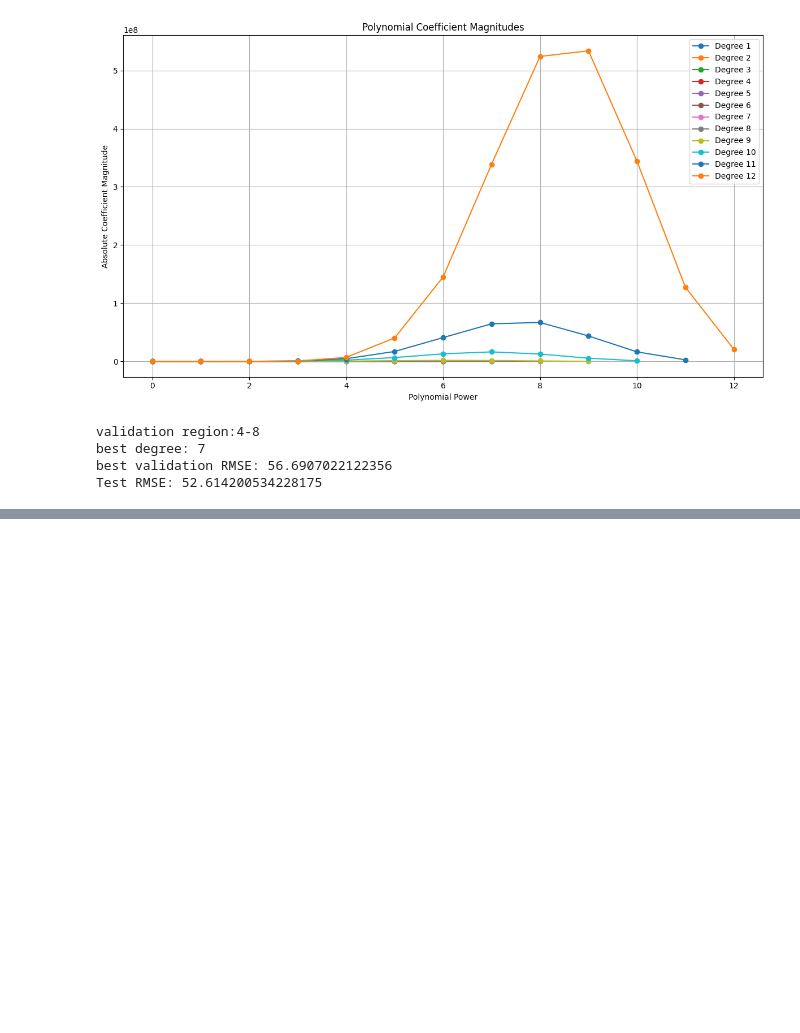
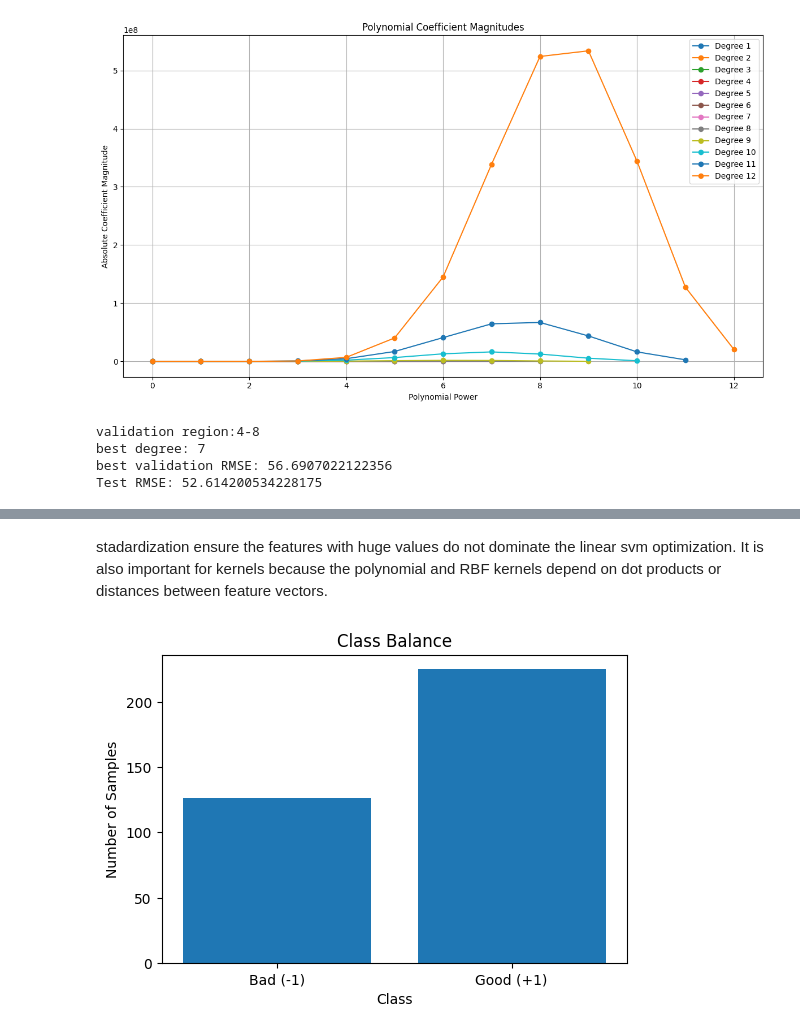
Before and after one commit to suryamanoj4/SMAI-Assignment-2, a Jupyter notebook: SMAI_assign_2.ipynb, the cells around one changed output, grey strips where cells are left out. Saved outputs shown, nothing was run; the diff lists cells and outputs as text; code cells hidden in the pictures; blank space fills up the shorter version.

Commit message:
SVM witth subgradient and dual forms and various kernel studies

```diff
--- a/SMAI_assign_2.ipynb
+++ b/SMAI_assign_2.ipynb
@@ -945,0 +1283,4 @@ Test RMSE: 52.614200534228175
+# %%
+df = pd.read_csv("/content/ionosphere.data", header=None, skipinitialspace=True)
+print(df.shape)
+display(df.head())
@@ -945,0 +1296,14 @@ Test RMSE: 52.614200534228175
+# %%
+feature_names = [f"a{i:02d}" for i in range(1, 35)]
+df.columns = feature_names + ["target"]
+# good = positive class (+1)
+# bad = negative class (-1)
+df["target"] = df["target"].map({
+    "g": 1,
+    "b": -1
+})
+print("Column names:")
+print(df.columns.tolist())
+print("\nTarget distribution:")
+print(df["target"].value_counts())
+display(df.head())
@@ -945,0 +1362,13 @@ Test RMSE: 52.614200534228175
+# %%
+retained_features = [
+    column for column in feature_names
+    if column not in constant_columns
+]
+X = df[retained_features].to_numpy(dtype=float)
+y = df["target"].to_numpy(dtype=int)
+
+print("original number of features:", len(feature_names))
+print("removed features:", constant_columns)
+print("number of retained features:", len(retained_features))
+print("feature matrix shape:", X.shape)
+print("target shape:", y.shape)
@@ -945,0 +1490,4 @@ Test RMSE: 52.614200534228175
+# %% [markdown]
+stadardization ensure the features with huge values do not dominate the linear svm optimization. It is also important for kernels because
+the polynomial and RBF kernels depend on dot products or distances between
+feature vectors.
@@ -945,0 +1507,14 @@ Test RMSE: 52.614200534228175
+# %%
+class_labels = ["Bad (-1)", "Good (+1)"]
+class_counts = [
+    np.sum(y == -1),
+    np.sum(y == 1)
+]
+plt.figure(figsize=(6, 4))
+plt.bar(class_labels, class_counts)
+plt.title("Class Balance")
+plt.xlabel("Class")
+plt.ylabel("Number of Samples")
+plt.show()
+# %% [output]
+[figure, added]
```
Also changed, not shown: parts of 101 cells of this notebook.
